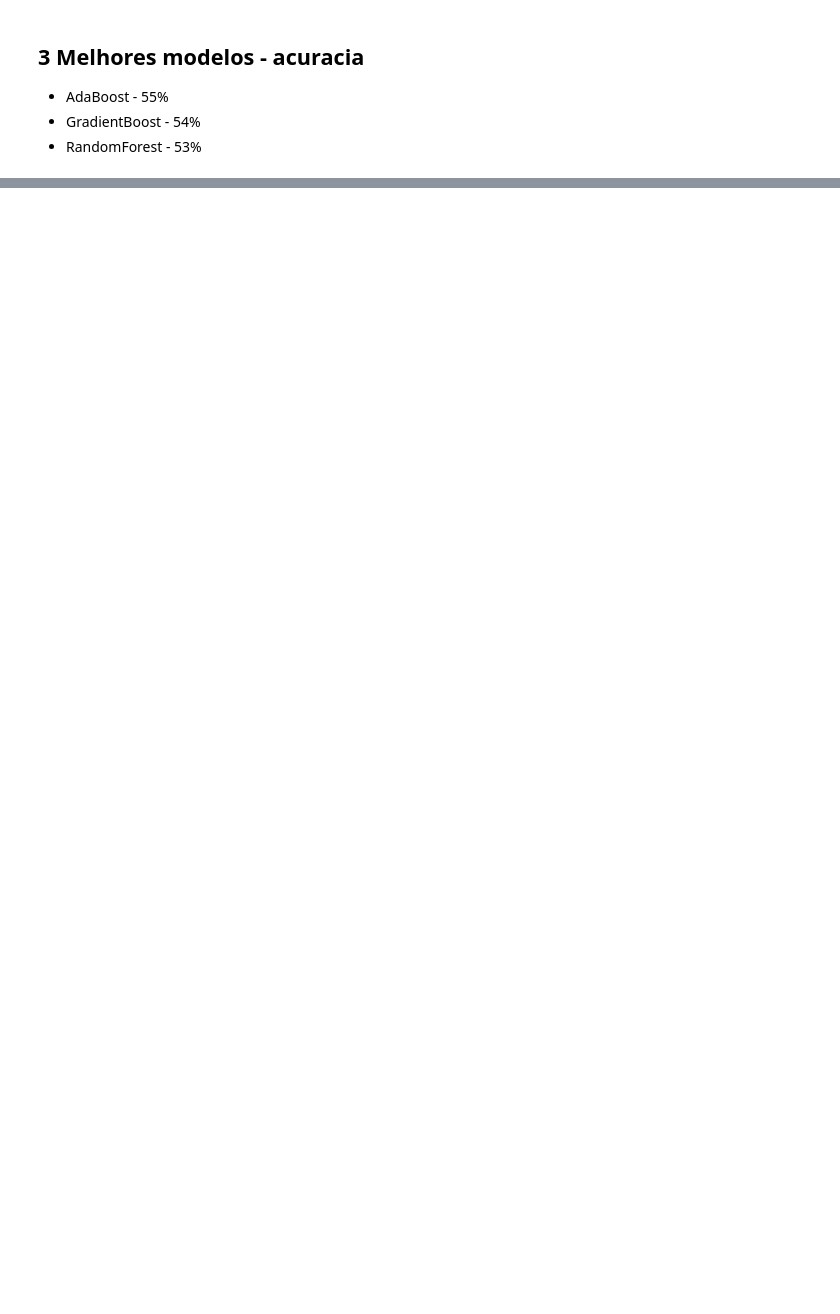
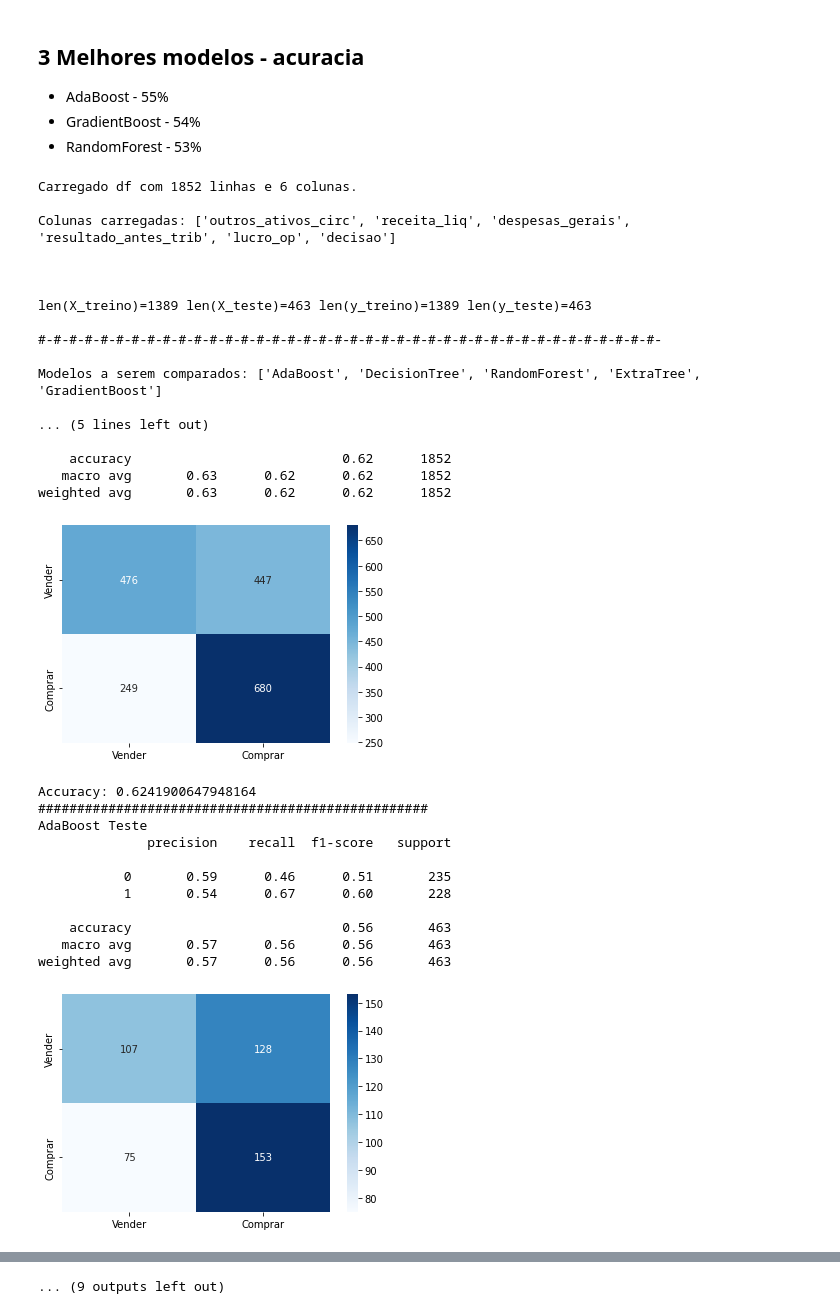
Before and after one commit to ricardomdesa/TCC-PUC-2020, a Jupyter notebook: notebooks/analise_ml.ipynb, the cells around one changed output, grey strips where cells are left out. Cells and saved outputs as stored; diff of their text form; code cells hidden in the pictures; blank space fills up the shorter version.

```diff
--- a/notebooks/analise_ml.ipynb
+++ b/notebooks/analise_ml.ipynb
@@ -277,3 +263,36 @@ weighted avg       0.55      0.54      0.54       463
 - AdaBoost - 55%
 - GradientBoost - 54%
 - RandomForest - 53%
+# %%
+df = main()
+# %% [output]
+Carregado df com 1852 linhas e 6 colunas.
+
+Colunas carregadas: ['outros_ativos_circ', 'receita_liq', 'despesas_gerais', 'resultado_antes_trib', 'lucro_op', 'decisao']
+
+
+
+len(X_treino)=1389 len(X_teste)=463 len(y_treino)=1389 len(y_teste)=463
+
+#-#-#-#-#-#-#-#-#-#-#-#-#-#-#-#-#-#-#-#-#-#-#-#-#-#-#-#-#-#-#-#-#-#-#-#-#-#-#-#-
+
+Modelos a serem comparados: ['AdaBoost', 'DecisionTree', 'RandomForest', 'ExtraTree', 'GradientBoost']
+
+... (5 lines left out)
+
+    accuracy                           0.62      1852
+   macro avg       0.63      0.62      0.62      1852
+weighted avg       0.63      0.62      0.62      1852
+[figure, added]
+Accuracy: 0.6241900647948164
+##################################################
+AdaBoost Teste
+              precision    recall  f1-score   support
+
+           0       0.59      0.46      0.51       235
+           1       0.54      0.67      0.60       228
+
+    accuracy                           0.56       463
+   macro avg       0.57      0.56      0.56       463
+weighted avg       0.57      0.56      0.56       463
+[figure, added]
@@ -279,0 +347 @@ weighted avg       0.55      0.54      0.54       463
+... (9 outputs left out)
```
Also changed, not shown: parts of 10 cells of this notebook, 3 other files.
